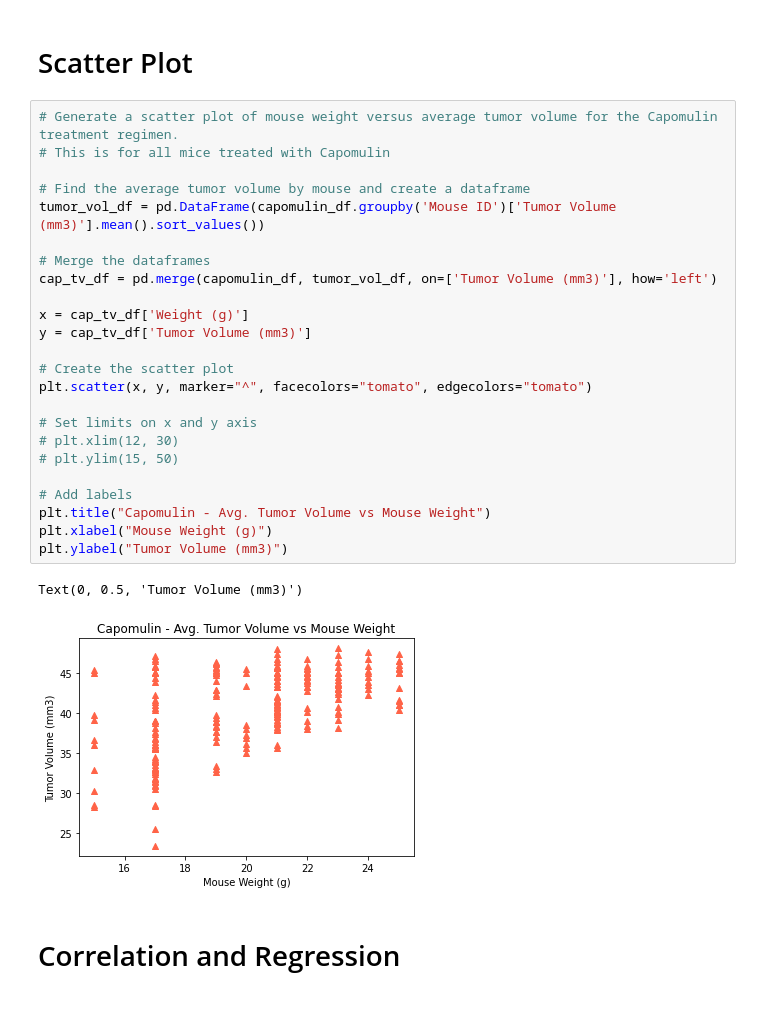
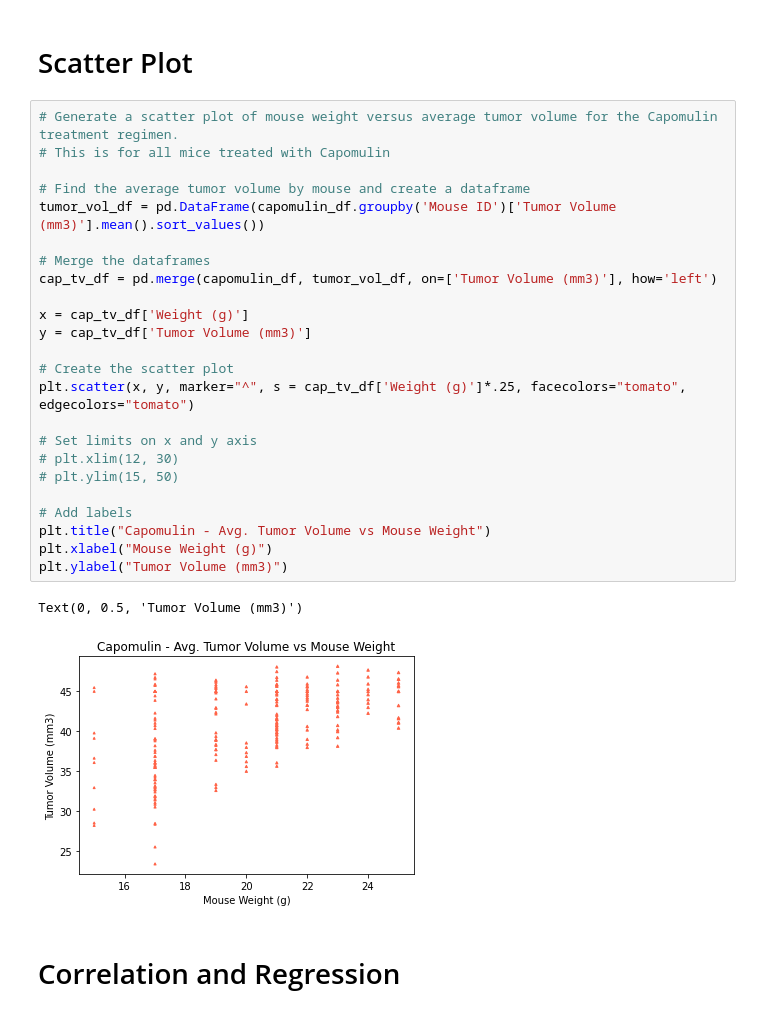
Before and after one commit to amilton11/matplotlib_HW, a Jupyter notebook: pymaceuticals_starter_1.20.21.ipynb, the cells around one changed output. Saved outputs shown, nothing was run; the diff lists cells and outputs as text.

```diff
--- a/pymaceuticals_starter_1.20.21.ipynb
+++ b/pymaceuticals_starter_1.20.21.ipynb
@@ -414,30 +419,30 @@ capomulin_df.head(25)
 # %%
 # Generate a scatter plot of mouse weight versus average tumor volume for the Capomulin treatment regimen.
 # This is for all mice treated with Capomulin
 
 # Find the average tumor volume by mouse and create a dataframe
 tumor_vol_df = pd.DataFrame(capomulin_df.groupby('Mouse ID')['Tumor Volume (mm3)'].mean().sort_values())
 
 # Merge the dataframes
 cap_tv_df = pd.merge(capomulin_df, tumor_vol_df, on=['Tumor Volume (mm3)'], how='left')
 
 x = cap_tv_df['Weight (g)']
 y = cap_tv_df['Tumor Volume (mm3)']
 
 # Create the scatter plot
-plt.scatter(x, y, marker="^", facecolors="tomato", edgecolors="tomato")
+plt.scatter(x, y, marker="^", s = cap_tv_df['Weight (g)']*.25, facecolors="tomato", edgecolors="tomato")
 
 # Set limits on x and y axis
 # plt.xlim(12, 30)
 # plt.ylim(15, 50)
 
 # Add labels
 plt.title("Capomulin - Avg. Tumor Volume vs Mouse Weight")
 plt.xlabel("Mouse Weight (g)")
 plt.ylabel("Tumor Volume (mm3)")
 # %% [output]
 Text(0, 0.5, 'Tumor Volume (mm3)')
-[figure, old version]
+[figure, new version]
 # %% [markdown]
 # Correlation and Regression
 # %%
```
Also changed, not shown: parts of 10 cells of this notebook.
